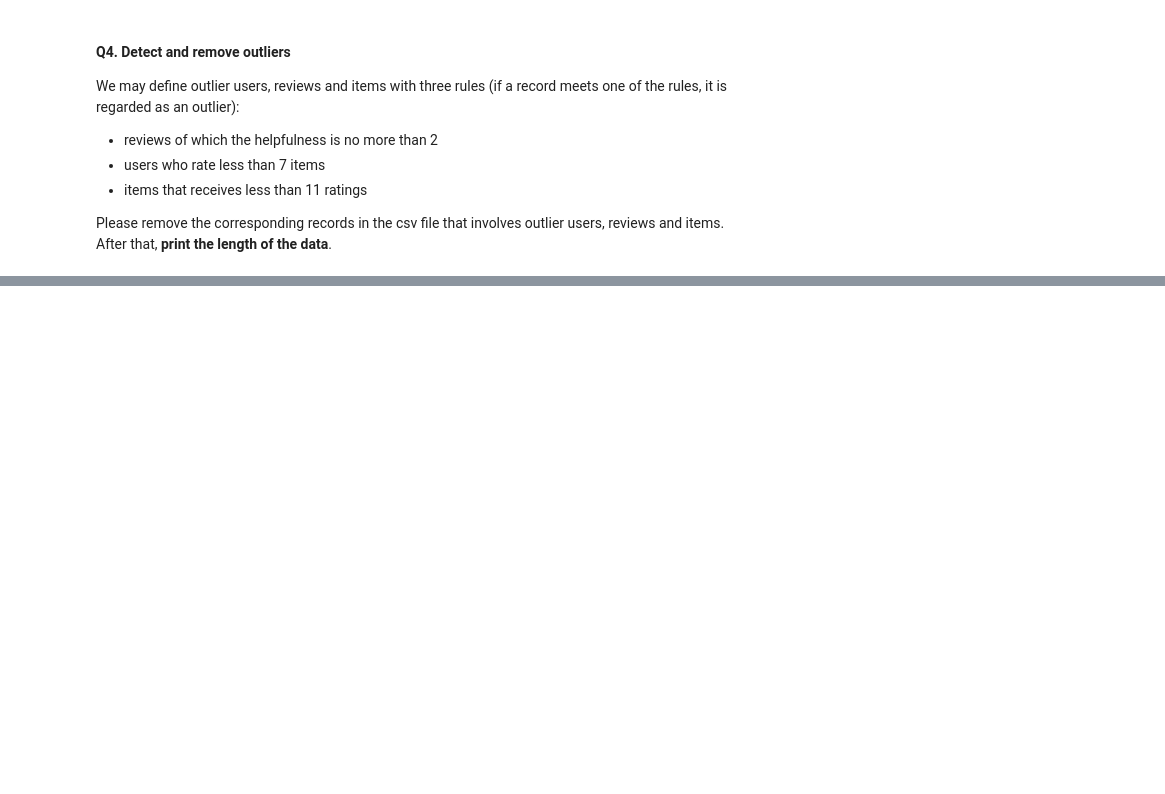
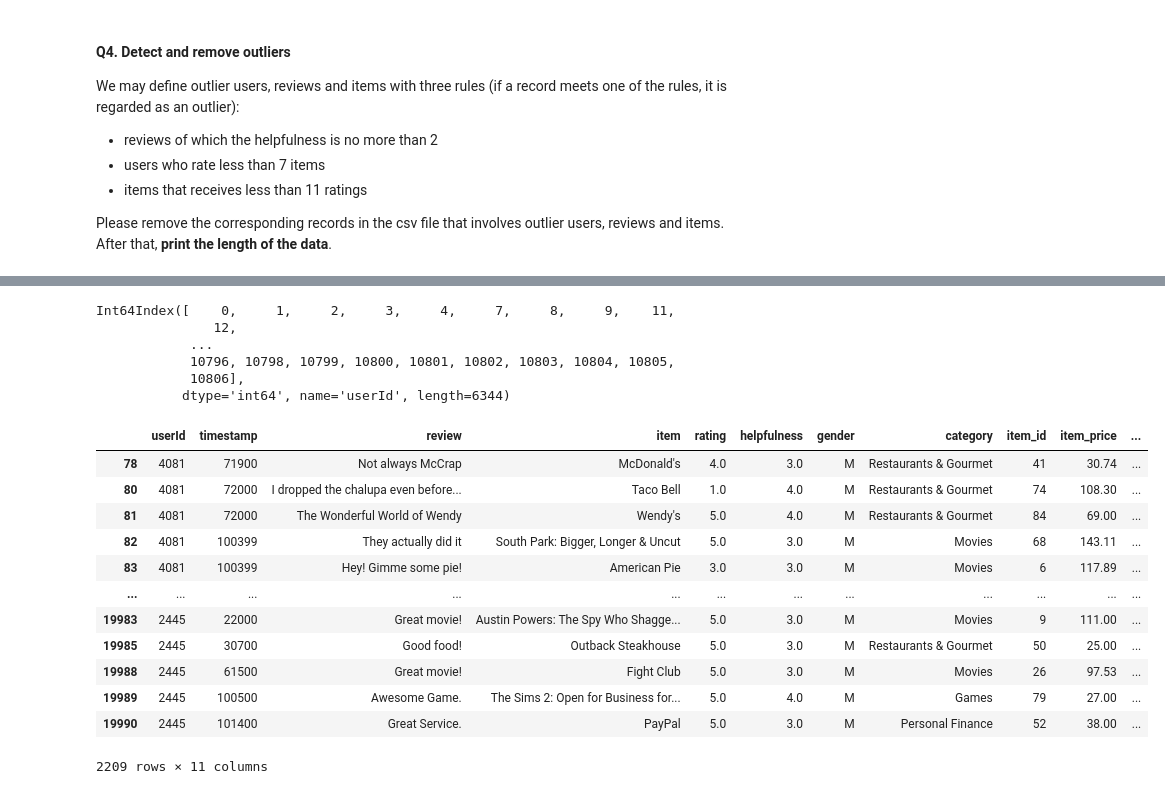
Before and after one commit to COMP2200/Practical-Workshops, a Jupyter notebook: Portfolio_1_questions.ipynb, the cells around one changed output, grey strips where cells are left out. Saved outputs shown, nothing was run; the diff lists cells and outputs as text; code cells hidden in the pictures; blank space fills up the shorter version.

```diff
--- a/Portfolio_1_questions.ipynb
+++ b/Portfolio_1_questions.ipynb
@@ -173,0 +235,4 @@ Please remove the corresponding records in the csv file that involves outlier us
+# %%
+#users who rate less than 7 items
+Ratings=(remove_outlier_df.groupby(['userId']).agg({'rating':'count'}))
+Ratings
@@ -173,0 +271,29 @@ Please remove the corresponding records in the csv file that involves outlier us
+# %%
+
+IDS=(Ratings.drop(index=Ratings[Ratings['rating']>7].index)).index
+IDS
+# %% [output]
+Int64Index([    0,     1,     2,     3,     4,     7,     8,     9,    11,
+               12,
+            ...
+            10796, 10798, 10799, 10800, 10801, 10802, 10803, 10804, 10805,
+            10806],
+           dtype='int64', name='userId', length=6344)
+# %%
+removed_df = remove_outlier_df.drop(index=remove_outlier_df[remove_outlier_df['userId'].isin(IDS)].index)
+
+removed_df
+# %% [output]
+|  | userId | timestamp | review | item | rating | helpfulness | gender | category | item_id | item_price | ... |
+| 78 | 4081 | 71900 | Not always McCrap | McDonald's | 4.0 | 3.0 | M | Restaurants & Gourmet | 41 | 30.74 | ... |
+| 80 | 4081 | 72000 | I dropped the chalupa even before... | Taco Bell | 1.0 | 4.0 | M | Restaurants & Gourmet | 74 | 108.30 | ... |
+| 81 | 4081 | 72000 | The Wonderful World of Wendy | Wendy's | 5.0 | 4.0 | M | Restaurants & Gourmet | 84 | 69.00 | ... |
+| 82 | 4081 | 100399 | They actually did it | South Park: Bigger, Longer & Uncut | 5.0 | 3.0 | M | Movies | 68 | 143.11 | ... |
+| 83 | 4081 | 100399 | Hey! Gimme some pie! | American Pie | 3.0 | 3.0 | M | Movies | 6 | 117.89 | ... |
+| ... | ... | ... | ... | ... | ... | ... | ... | ... | ... | ... | ... |
+| 19983 | 2445 | 22000 | Great movie! | Austin Powers: The Spy Who Shagge... | 5.0 | 3.0 | M | Movies | 9 | 111.00 | ... |
+| 19985 | 2445 | 30700 | Good food! | Outback Steakhouse | 5.0 | 3.0 | M | Restaurants & Gourmet | 50 | 25.00 | ... |
+| 19988 | 2445 | 61500 | Great movie! | Fight Club | 5.0 | 3.0 | M | Movies | 26 | 97.53 | ... |
+| 19989 | 2445 | 100500 | Awesome Game. | The Sims 2: Open for Business for... | 5.0 | 4.0 | M | Games | 79 | 27.00 | ... |
+| 19990 | 2445 | 101400 | Great Service. | PayPal | 5.0 | 3.0 | M | Personal Finance | 52 | 38.00 | ... |
+2209 rows × 11 columns
```
Also changed, not shown: parts of 21 cells of this notebook.
